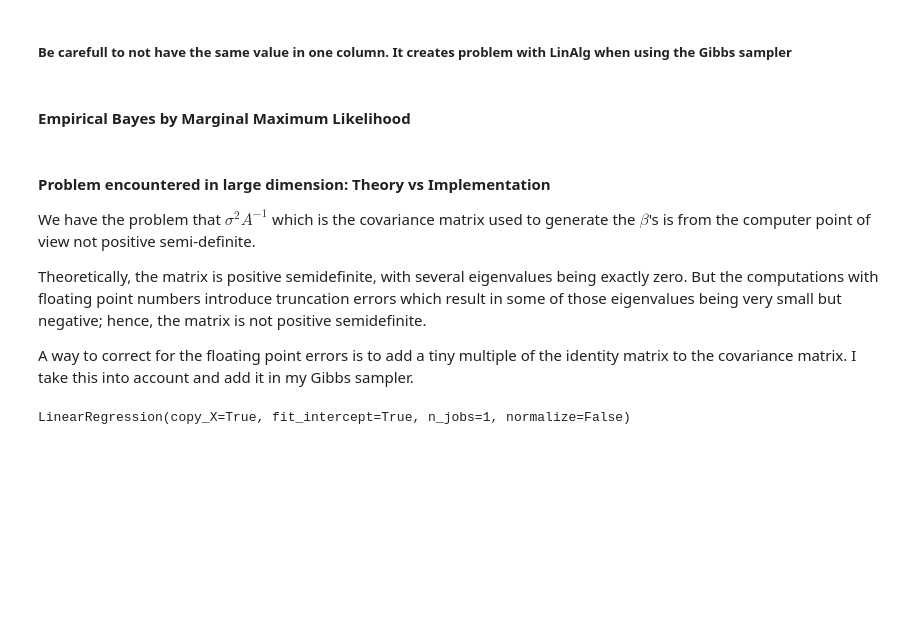
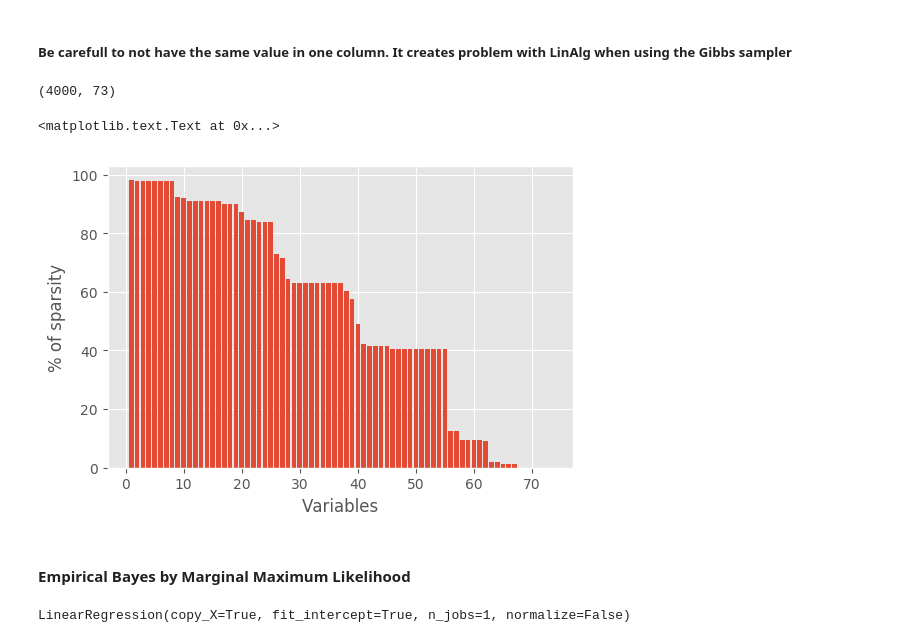
Before and after one commit to mathislinger/Bayesian_Lasso, a Jupyter notebook: code.ipynb, the cells around one changed output. Saved outputs shown, nothing was run; the diff lists cells and outputs as text; code cells hidden in the pictures; blank space fills up the shorter version.

```diff
--- a/code.ipynb
+++ b/code.ipynb
@@ -305,13 +288,19 @@ plt.figtext(.02, .02, "(1) with λ selected according to marginal maximum likeli
 # %%
 X = np.load('predictors_large.npy')
 Y_tilde = np.load('target_large.npy')
+# %%
+X.shape
+# %% [output]
+(4000, 73)
+# %%
+# Represent the sparsity of the dataset
+sparsity = np.sort((X.shape[0]-np.count_nonzero(X, axis = 0))/X.shape[0]*100)[::-1]
+# %%
+plt.bar([i+1 for i in range(len(sparsity))], sparsity)
+plt.xlabel('Variables')
+plt.ylabel('% of sparsity')
+# %% [output]
+<matplotlib.text.Text at 0x...>
+[figure, added]
 # %% [markdown]
 #### Empirical Bayes by Marginal Maximum Likelihood
-# %% [markdown]
-#### Problem encountered in large dimension: Theory vs Implementation
-
-We have the problem that $\sigma^2A^{-1}$ which is the covariance matrix used to generate the $\beta$'s is from the computer point of view not positive semi-definite.
-
-Theoretically, the matrix is positive semidefinite, with several eigenvalues being exactly zero. But the computations with floating point numbers introduce truncation errors which result in some of those eigenvalues being very small but negative; hence, the matrix is not positive semidefinite.
-
-A way to correct for the floating point errors is to add a tiny multiple of the identity matrix to the covariance matrix. I take this into account and add it in my Gibbs sampler.
```
Also changed, not shown: parts of 39 cells of this notebook, 2 other files.
